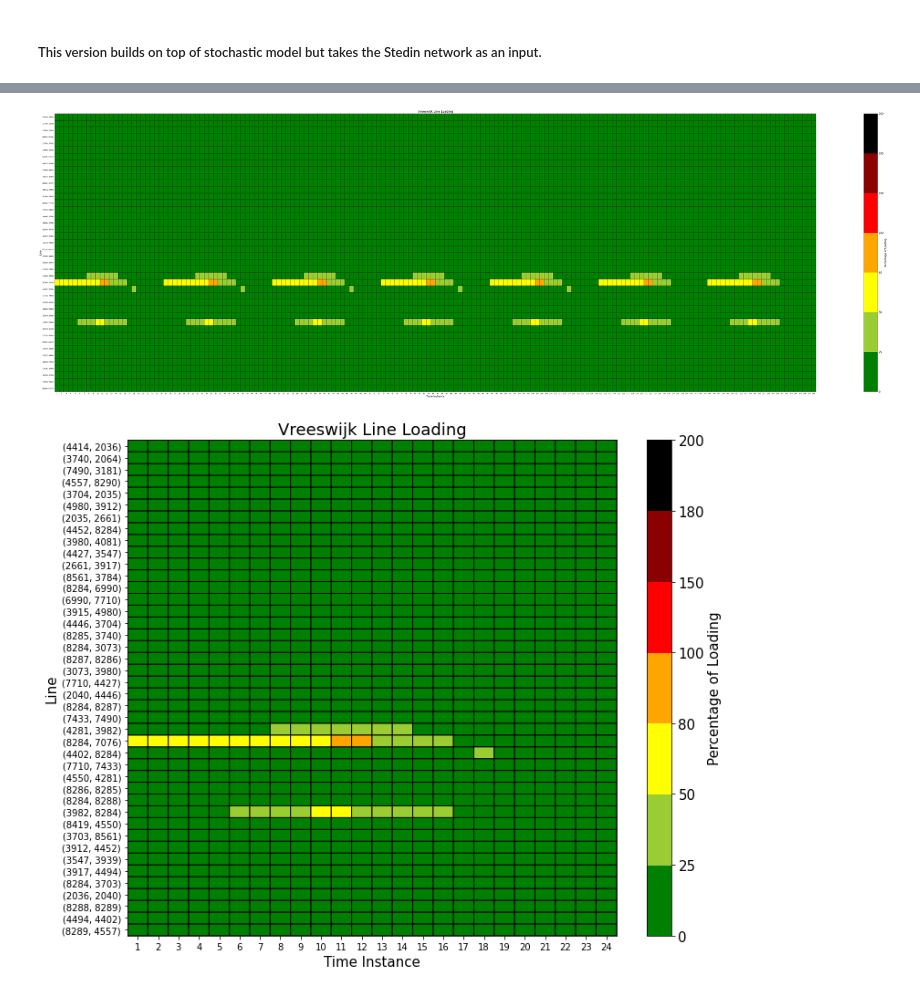
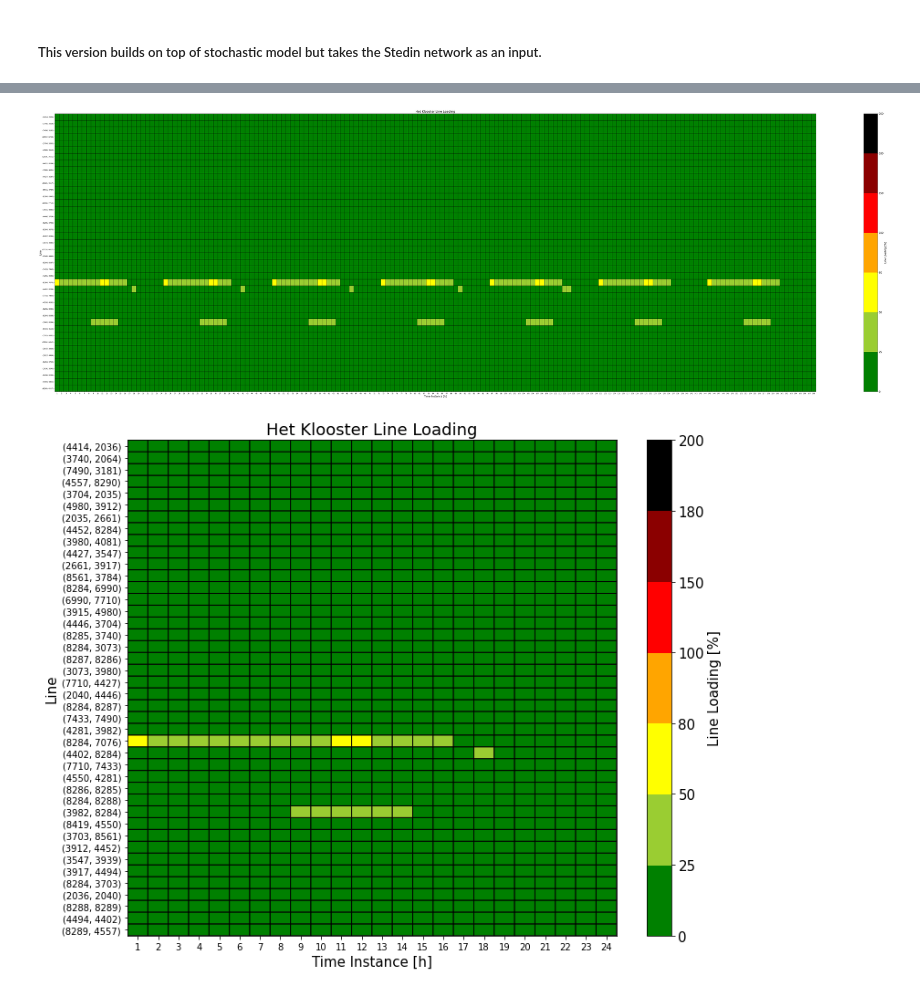
Before and after one commit to filipforro/MasterThesis, a Jupyter notebook: Pyomo/network/test_model_stedin.ipynb, the cells around one changed output, grey strips where cells are left out. Cells and saved outputs as stored; diff of their text form; code cells hidden in the pictures.

```diff
--- a/Pyomo/network/test_model_stedin.ipynb
+++ b/Pyomo/network/test_model_stedin.ipynb
@@ -62,7 +62,7 @@ def optimization_model(inputData, Vmax, Vmin, Vnom, Sbase, Zbase, Ibase, eta_con
     Qd = {(k, i): SystemDemand.loc[i, k]*np.tan(np.arccos(0.98)*1000/Sbase) for k in SystemDemand.columns for i in SystemDemand.index}  # kVAr
     Ss_max = {buses[i]: NodeData.loc[i, 'Smax']/Sbase for i in NodeData.index}      # kVA
     I_max = {(LineData.loc[i, 'FROM'], LineData.loc[i, 'TO']):CableTypes.loc[CableTypes['TYPE'] == LineData.loc[i,'TYPE'],'IRATED'].iloc[0]/Ibase for i in LineData.index} # p.u.
-    print(I_max)
+
     # random variables for renewables
     mu_st = {(pvs[i], time[t]):PVGeneration.loc[t, 'mean'] for t in PVGeneration.index for i in PVData.index}
     var_st = {(pvs[i], time[t]):PVGeneration.loc[t, 'variance'] for t in PVGeneration.index for i in PVData.index}
@@ -300,8 +300,8 @@ def optimization_model(inputData, Vmax, Vmin, Vnom, Sbase, Zbase, Ibase, eta_con
     model.voltage_limit = Constraint(model.NODES, model.TIME, rule=voltage_limit_rule)
 
     def current_limit_rule(model, i, j, t):
-        # return 0 <= model.I[i,j,t]
-        return inequality(0, model.I[i,j,t], (3*model.I_max[i,j])**2)
+        return 0 <= model.I[i,j,t]
+        #return inequality(0, model.I[i,j,t], (3*model.I_max[i,j])**2)
     model.current_limit = Constraint(model.LINES, model.TIME, rule=current_limit_rule)
 
     # Substation limits
@@ -373,9 +373,9 @@ Sbase = 1000 # kVA
 Vnom = 10/np.sqrt(3)    # kV
 Zbase = (Vnom**2)*1000/Sbase # Ohm
 Ibase = Sbase/Vnom/1000 # kA
-Vmax = 1.04
-Vmin = 0.96
-eta_conf = 5/100
+Vmax = 1.4
+Vmin = 0.6
+eta_conf = 50/100
 model, buses, lines, pvs, wts, storages, DGs = optimization_model(data, Vmax, Vmin, Vnom, Sbase, Zbase, Ibase, eta_conf)
 #model.pprint()
 # %% [output]
@@ -475,32 +476,32 @@ plt.savefig('current.png', bbox_inches='tight')
 # %%
 plt.figure(figsize=(100,30))
 cmap, norm = mcolors.from_levels_and_colors([0, 25, 50, 80, 100.01, 150, 180, 200], ['green', 'yellowgreen', 'yellow', 'orange','red', 'darkred','black'])
 plt.pcolor(loading.T, cmap=cmap, norm=norm, edgecolors='k', linewidths=1)
 plt.xticks(np.arange(0.5, len(loading.index), 1), loading.index)
 plt.yticks(np.arange(0.5, len(loading.columns), 1), loading.columns)
-plt.title("Vreeswijk Line Loading",fontsize=18)
-plt.xlabel("Time Instance",fontsize=15)
+plt.title("Het Klooster Line Loading",fontsize=18)
+plt.xlabel("Time Instance [h]",fontsize=15)
 cb = plt.colorbar()
-cb.set_label("Percentage of Loading",fontsize=15)
+cb.set_label("Line Loading [%]",fontsize=15)
 plt.ylabel("Line",fontsize=15)
 cb.ax.tick_params(labelsize=15)
 plt.savefig('loading_week.png', bbox_inches='tight')
 plt.show()
 # %% [output]
-[figure, old version]
+[figure, new version]
 # %%
 plt.figure(figsize=(12,10))
 cmap, norm = mcolors.from_levels_and_colors([0, 25, 50, 80, 100.01, 150, 180, 200], ['green', 'yellowgreen', 'yellow', 'orange','red', 'darkred','black'])
 plt.pcolor(loading.loc[1:24,:].T, cmap=cmap, norm=norm, edgecolors='k', linewidths=1)
 plt.xticks(np.arange(0.5, len(loading.loc[1:24,:].index), 1), loading.loc[1:24,:].index)
 plt.yticks(np.arange(0.5, len(loading.loc[1:24,:].columns), 1), loading.loc[1:24,:].columns)
-plt.title("Vreeswijk Line Loading",fontsize=18)
-plt.xlabel("Time Instance",fontsize=15)
+plt.title("Het Klooster Line Loading",fontsize=18)
+plt.xlabel("Time Instance [h]",fontsize=15)
 cb = plt.colorbar()
-cb.set_label("Percentage of Loading",fontsize=15)
+cb.set_label("Line Loading [%]",fontsize=15)
 plt.ylabel("Line",fontsize=15)
 cb.ax.tick_params(labelsize=15)
 plt.savefig('loading_day.png', bbox_inches='tight')
 plt.show()
 # %% [output]
-[figure, old version]
+[figure, new version]
```
Also changed, not shown: parts of 5 cells of this notebook, 6 other files.
